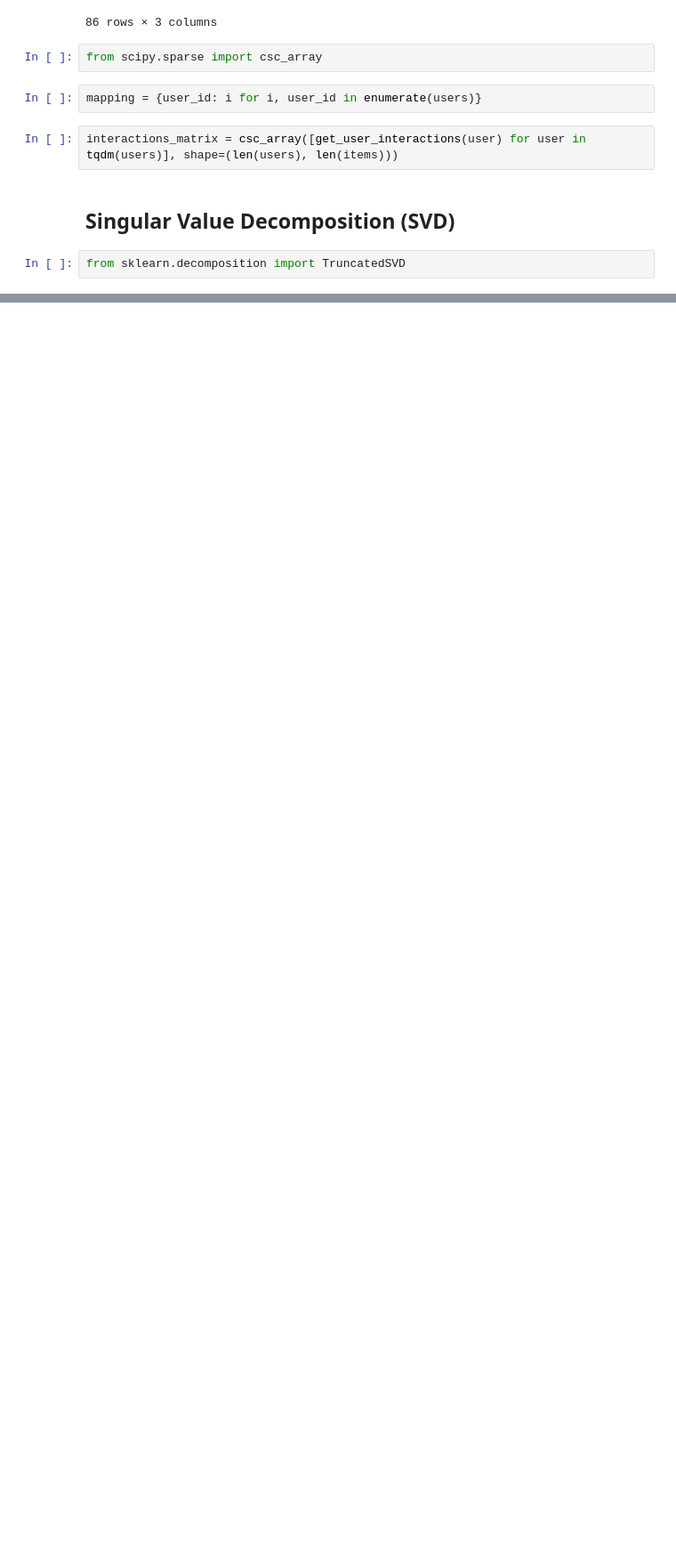
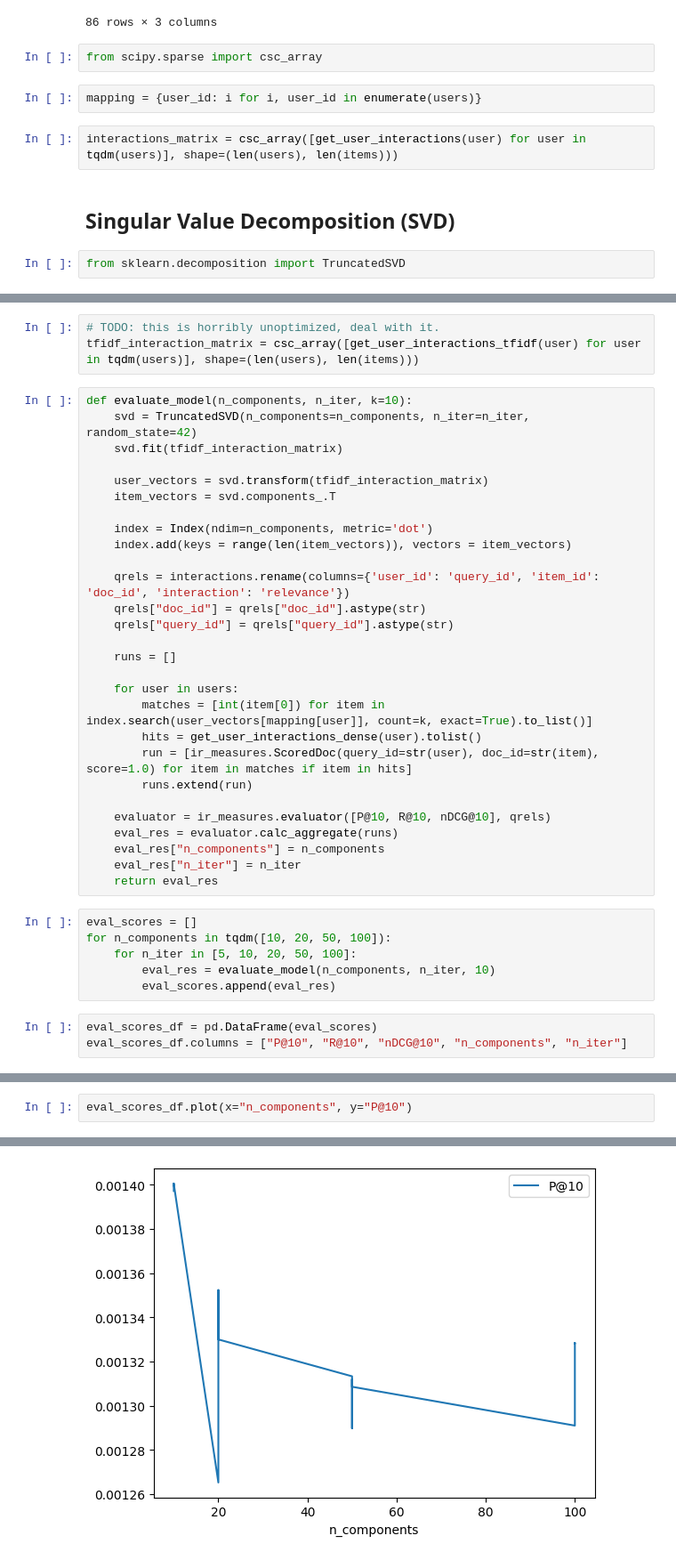
Before and after one commit to a-tabaza/ltr, a Jupyter notebook: experiment_1.ipynb, the cells around one changed output, grey strips where cells are left out. Shown: that part at 89% size. Cells and saved outputs as stored; diff of their text form; blank space fills up the shorter version.

```diff
--- a/experiment_1.ipynb
+++ b/experiment_1.ipynb
@@ -125,0 +168,40 @@ evaluator.calc_aggregate(runs)
+# %%
+# TODO: this is horribly unoptimized, deal with it.
+tfidf_interaction_matrix = csc_array([get_user_interactions_tfidf(user) for user in tqdm(users)], shape=(len(users), len(items)))
+# %%
+def evaluate_model(n_components, n_iter, k=10):
+    svd = TruncatedSVD(n_components=n_components, n_iter=n_iter, random_state=42)
+    svd.fit(tfidf_interaction_matrix)
+
+    user_vectors = svd.transform(tfidf_interaction_matrix)
+    item_vectors = svd.components_.T
+
+    index = Index(ndim=n_components, metric='dot')
+    index.add(keys = range(len(item_vectors)), vectors = item_vectors)
+
+    qrels = interactions.rename(columns={'user_id': 'query_id', 'item_id': 'doc_id', 'interaction': 'relevance'})
+    qrels["doc_id"] = qrels["doc_id"].astype(str)
+    qrels["query_id"] = qrels["query_id"].astype(str)
+
+    runs = []
+
+    for user in users:
+        matches = [int(item[0]) for item in index.search(user_vectors[mapping[user]], count=k, exact=True).to_list()]
+        hits = get_user_interactions_dense(user).tolist()
+        run = [ir_measures.ScoredDoc(query_id=str(user), doc_id=str(item), score=1.0) for item in matches if item in hits]
+        runs.extend(run)
+
+    evaluator = ir_measures.evaluator([P@10, R@10, nDCG@10], qrels)
+    eval_res = evaluator.calc_aggregate(runs)
+    eval_res["n_components"] = n_components
+    eval_res["n_iter"] = n_iter
+    return eval_res
+# %%
+eval_scores = []
+for n_components in tqdm([10, 20, 50, 100]):
+    for n_iter in [5, 10, 20, 50, 100]:
+        eval_res = evaluate_model(n_components, n_iter, 10)
+        eval_scores.append(eval_res)
+# %%
+eval_scores_df = pd.DataFrame(eval_scores)
+eval_scores_df.columns = ["P@10", "R@10", "nDCG@10", "n_components", "n_iter"]
@@ -125,0 +229,3 @@ evaluator.calc_aggregate(runs)
+# %%
+eval_scores_df.plot(x="n_components", y="P@10")
+# %% [output]
@@ -125,0 +233 @@ evaluator.calc_aggregate(runs)
+[figure, added]
```
Also changed, not shown: parts of 35 cells of this notebook, 1 other file.
